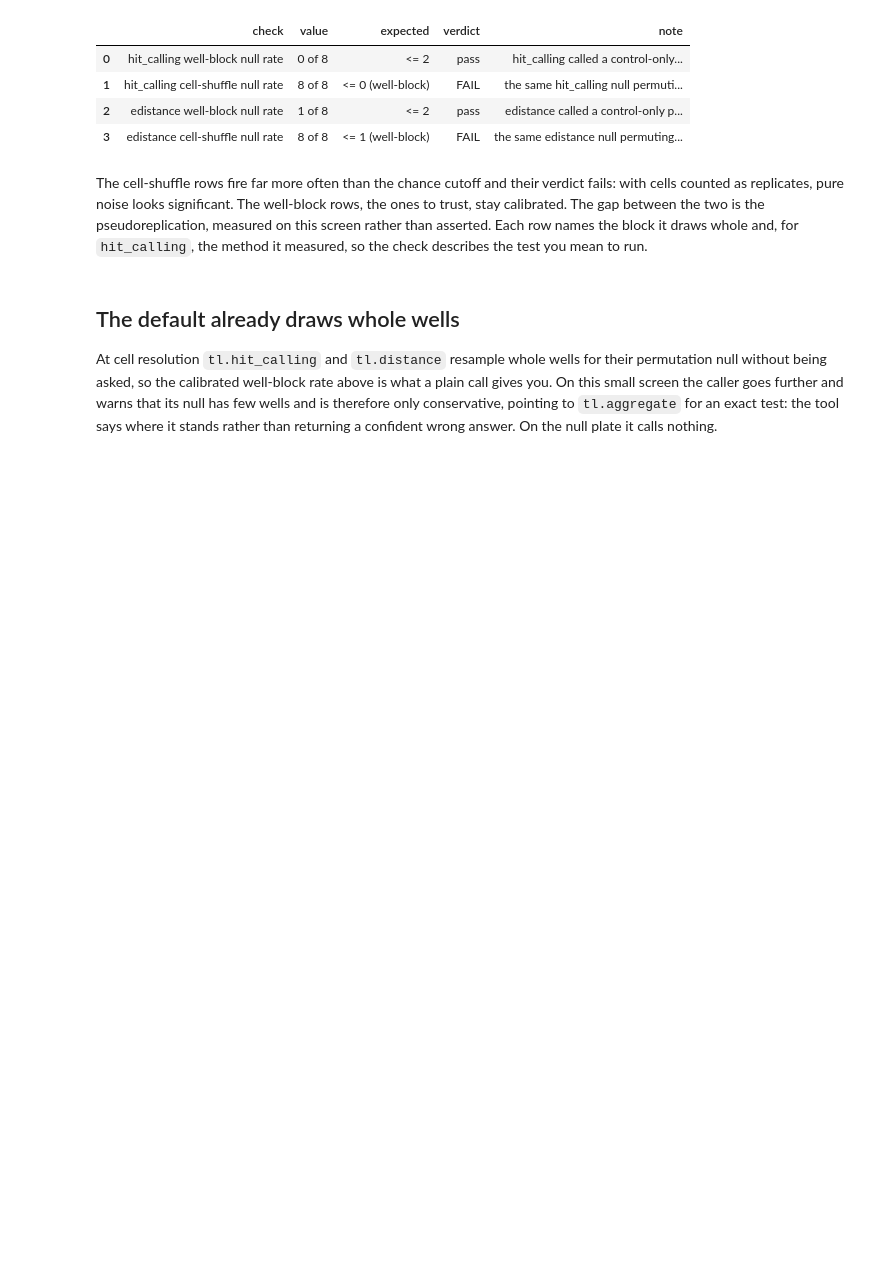
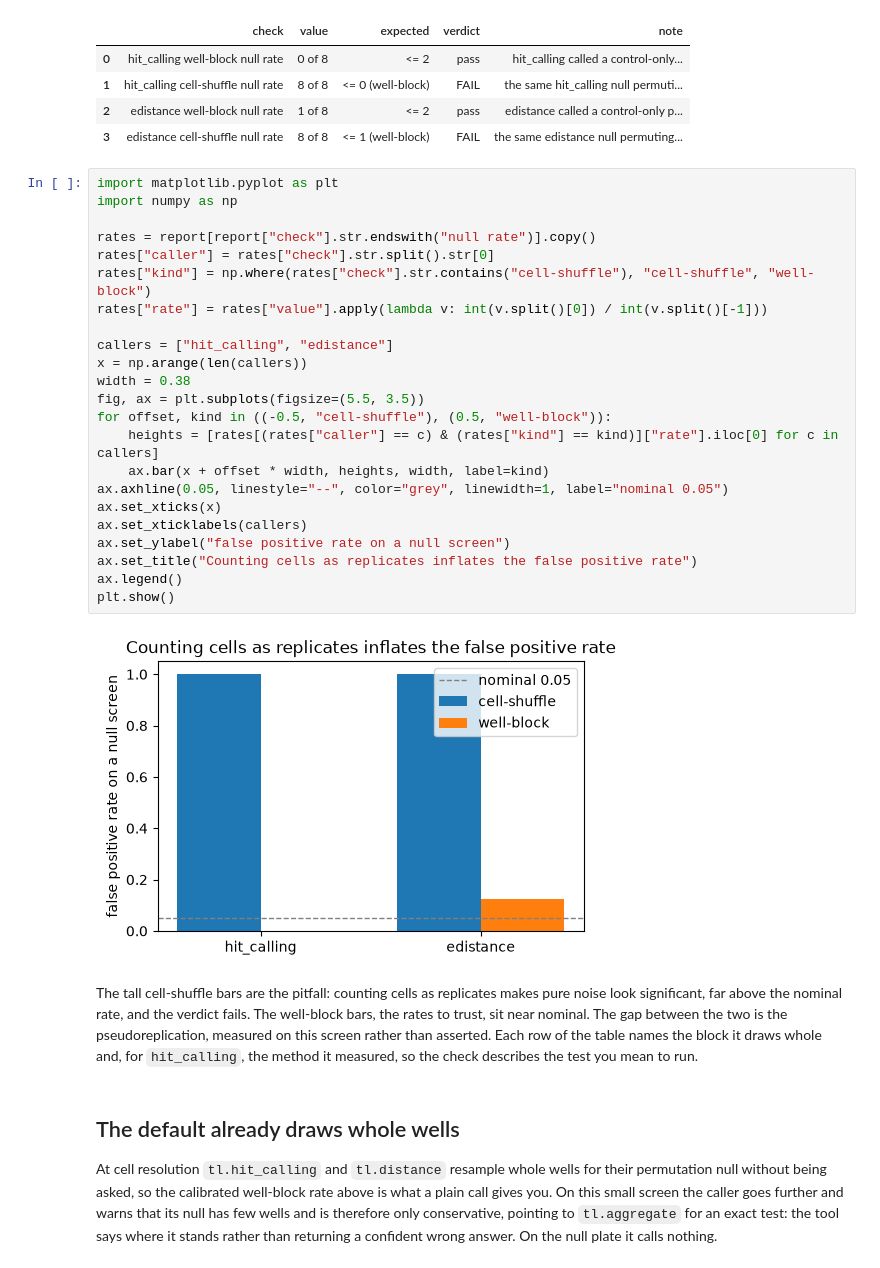
Before and after one commit to scverse/mantispy, a Jupyter notebook: docs/tutorials/pitfalls/pseudoreplication.ipynb, the cells around one changed output. Cells and saved outputs as stored; diff of their text form; blank space fills up the shorter version.

Commit message:
docs(pitfalls): visualize the false positive rate contrast

```diff
--- a/docs/tutorials/pitfalls/pseudoreplication.ipynb
+++ b/docs/tutorials/pitfalls/pseudoreplication.ipynb
@@ -85,12 +85,37 @@ report
 | 1 | hit_calling cell-shuffle null rate | 8 of 8 | <= 0 (well-block) | FAIL | the same hit_calling null permuti... |
 | 2 | edistance well-block null rate | 1 of 8 | <= 2 | pass | edistance called a control-only p... |
 | 3 | edistance cell-shuffle null rate | 8 of 8 | <= 1 (well-block) | FAIL | the same edistance null permuting... |
+# %%
+import matplotlib.pyplot as plt
+import numpy as np
+
+rates = report[report["check"].str.endswith("null rate")].copy()
+rates["caller"] = rates["check"].str.split().str[0]
+rates["kind"] = np.where(rates["check"].str.contains("cell-shuffle"), "cell-shuffle", "well-block")
+rates["rate"] = rates["value"].apply(lambda v: int(v.split()[0]) / int(v.split()[-1]))
+
+callers = ["hit_calling", "edistance"]
+x = np.arange(len(callers))
+width = 0.38
+fig, ax = plt.subplots(figsize=(5.5, 3.5))
+for offset, kind in ((-0.5, "cell-shuffle"), (0.5, "well-block")):
+    heights = [rates[(rates["caller"] == c) & (rates["kind"] == kind)]["rate"].iloc[0] for c in callers]
+    ax.bar(x + offset * width, heights, width, label=kind)
+ax.axhline(0.05, linestyle="--", color="grey", linewidth=1, label="nominal 0.05")
+ax.set_xticks(x)
+ax.set_xticklabels(callers)
+ax.set_ylabel("false positive rate on a null screen")
+ax.set_title("Counting cells as replicates inflates the false positive rate")
+ax.legend()
+plt.show()
+# %% [output]
+[figure, added]
 # %% [markdown]
-The cell-shuffle rows fire far more often than the chance cutoff and their verdict fails: with cells counted
-as replicates, pure noise looks significant. The well-block rows, the ones to trust, stay calibrated. The gap
-between the two is the pseudoreplication, measured on this screen rather than asserted. Each row names the
-block it draws whole and, for `hit_calling`, the method it measured, so the check describes the test you mean
-to run.
+The tall cell-shuffle bars are the pitfall: counting cells as replicates makes pure noise look significant,
+far above the nominal rate, and the verdict fails. The well-block bars, the rates to trust, sit near nominal.
+The gap between the two is the pseudoreplication, measured on this screen rather than asserted. Each row of the
+table names the block it draws whole and, for `hit_calling`, the method it measured, so the check describes the
+test you mean to run.
 # %% [markdown]
 ## The default already draws whole wells
 
```
